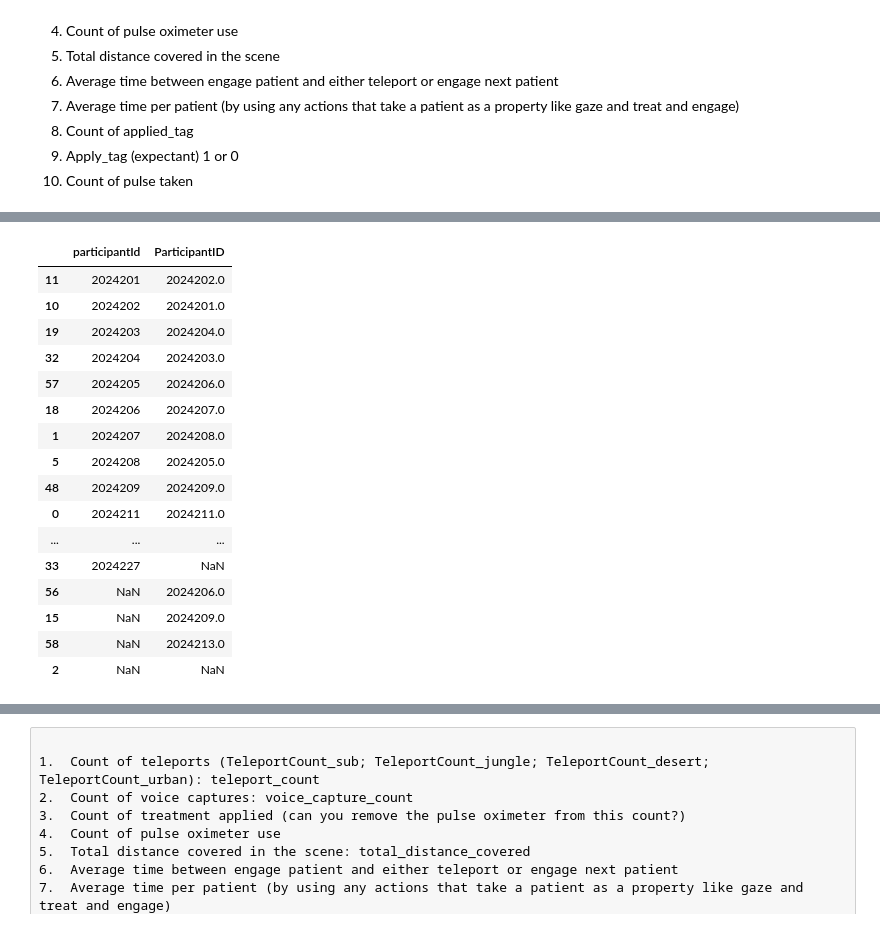
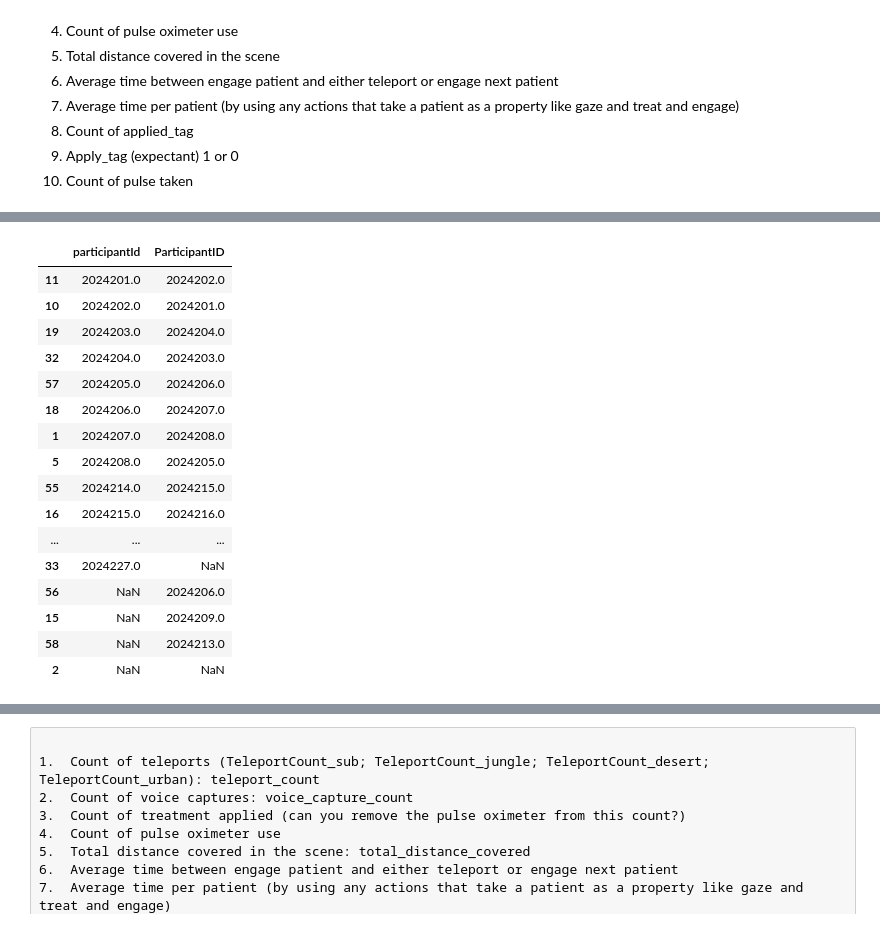
Before and after one commit to dbabbitt/itm-analysis-reporting-1, a Jupyter notebook: explorations/Metrics Evaluation Open World.ipynb, the cells around one changed output, grey strips where cells are left out. Drawn from its saved outputs; the diff is of its cells as text; code cells hidden in the pictures.

```diff
--- a/explorations/Metrics Evaluation Open World.ipynb
+++ b/explorations/Metrics Evaluation Open World.ipynb
@@ -224,7 +234,8 @@ rows_list = []
 # Add the normal section
 groupby_columns = ['session_uuid', 'scene_id', 'predicted_tag']
 for encounter_layout, responder_categories_df in tag_to_salt_df.groupby('encounter_layout'):
-    for (session_uuid, scene_id, predicted_tag), df in responder_categories_df.groupby(groupby_columns):
+    tagged_mask_series = responder_categories_df.last_tag.isnull() | responder_categories_df.max_salt.isnull()
+    for (session_uuid, scene_id, predicted_tag), df in responder_categories_df[~tagged_mask_series].groupby(groupby_columns):
 
         # Add the groupby columns to the row dictionary
         row_dict = {cn: eval(cn) for cn in groupby_columns}
@@ -249,7 +260,7 @@ for encounter_layout, responder_categories_df in tag_to_salt_df.groupby('encount
         rows_list.append(row_dict)
 
     # Add the not-tagged section
-    for (session_uuid, scene_id), df in responder_categories_df.groupby(fu.scene_groupby_columns):
+    for (session_uuid, scene_id), df in responder_categories_df[tagged_mask_series].groupby(fu.scene_groupby_columns):
 
         # Add the groupby columns to the row dictionary
         row_dict = {cn: eval(cn) for cn in fu.scene_groupby_columns}
@@ -323,6 +334,7 @@ for (session_uuid, scene_id), scene_df in elevens_df.groupby(fu.scene_groupby_co
             cv = patient_df[cn].mode().squeeze()
             if not isinstance(cv, pd.Series): row_dict[cn] = cv
 
+        row_dict['scene_start'] = scene_start
         row_dict['correct_bleeding_tool_applied'] = fu.get_is_correct_bleeding_tool_applied(patient_df)
         row_dict['first_patient_interaction'] = fu.get_first_patient_triage(patient_df)
         row_dict['last_patient_interaction'] = fu.get_last_patient_interaction(patient_df)
@@ -371,5 +383,5 @@ patient_stats_df.last_tag = patient_stats_df.last_tag.astype(fu.colors_category_
 column_descriptions_df = nu.get_column_descriptions(patient_stats_df)
 # mask_series = (df.min_value == False) & (df.max_value == True) & (df.dtype == 'object')
 # for cn in df[mask_series].column_name: patient_stats_df[cn] = patient_stats_df[cn].astype(bool)
-print(patient_stats_df.shape) # (415, 49)
+print(patient_stats_df.shape) # (350, 50)
 # %% [output]
@@ -389,7 +401,7 @@ for encounter_layout, encounter_layout_df in patient_stats_df.groupby('encounter
     for (session_uuid, scene_id), scene_df in encounter_layout_df.groupby(fu.scene_groupby_columns):
         mask_series = scene_df.patient_id.isin(patients_list)
         if mask_series.any():
-            scene_start = fu.get_scene_start(scene_df)
+            scene_start = scene_df.scene_start.min()
             row_dict = {'Environment': encounter_layout, 'session_uuid': session_uuid, 'scene_id': scene_id}
             for cn in participant_columns:
                 cv = patient_df[cn].mode().squeeze()
@@ -428,3 +440,4 @@ for encounter_layout, encounter_layout_df in patient_stats_df.groupby('encounter
                 row_dict['mean_percent_accurate_tagging'] = correct_count_by_tag_df[mask_series].percentage_tag_correct.mean()
 
             anova_rows_list.append(row_dict)
+anova_df = DataFrame(anova_rows_list); print(anova_df.shape) # (28, 39)
@@ -468,14 +483,14 @@ for k, v in description_dict.items():
 description_dict = new_description_dict.copy()
 # %%
 
+# Display highly correlated groups of columns
 import seaborn as sns
 
-anova_df = DataFrame(anova_rows_list)
 column_descriptions_df = nu.get_column_descriptions(anova_df)
-mask_series = column_descriptions_df.dtype.isin(['float64', 'int64'])
+mask_series = column_descriptions_df.dtype.isin(['float64', 'int64']); print(mask_series.any())
 columns_set = set(column_descriptions_df[mask_series].column_name).difference(set(['scene_id', 'const']))
 df = anova_df[participant_columns].corr()
-mask_series = df.applymap(lambda x: abs(x) > 0.5)
+mask_series = df.applymap(lambda x: abs(x) > 0.5); print(mask_series.any().any())
 for cn in df[mask_series].columns:
     columns_list = df[mask_series][cn].dropna().index.tolist()
     if len(columns_list) > 1: PairGrid_obj = sns.pairplot(anova_df[columns_list])
@@ -741,21 +793,23 @@ column_descriptions_df
 # %%
 
 # Examine the correspondance between the columns
-df.sort_values(['participantId', 'ParticipantID'])
+print()
+mask_series = (df.participantId != df.ParticipantID)
+df[mask_series].sort_values(['participantId', 'ParticipantID'])
 # %% [output]
 |  | participantId | ParticipantID |
-| 11 | 2024201 | 2024202.0 |
-| 10 | 2024202 | 2024201.0 |
-| 19 | 2024203 | 2024204.0 |
-| 32 | 2024204 | 2024203.0 |
-| 57 | 2024205 | 2024206.0 |
-| 18 | 2024206 | 2024207.0 |
-| 1 | 2024207 | 2024208.0 |
-| 5 | 2024208 | 2024205.0 |
-| 48 | 2024209 | 2024209.0 |
-| 0 | 2024211 | 2024211.0 |
+| 11 | 2024201.0 | 2024202.0 |
+| 10 | 2024202.0 | 2024201.0 |
+| 19 | 2024203.0 | 2024204.0 |
+| 32 | 2024204.0 | 2024203.0 |
+| 57 | 2024205.0 | 2024206.0 |
+| 18 | 2024206.0 | 2024207.0 |
+| 1 | 2024207.0 | 2024208.0 |
+| 5 | 2024208.0 | 2024205.0 |
+| 55 | 2024214.0 | 2024215.0 |
+| 16 | 2024215.0 | 2024216.0 |
 | ... | ... | ... |
-| 33 | 2024227 | NaN |
+| 33 | 2024227.0 | NaN |
 | 56 | NaN | 2024206.0 |
 | 15 | NaN | 2024209.0 |
 | 58 | NaN | 2024213.0 |
```
Also changed, not shown: parts of 30 cells of this notebook, 17 other files.
